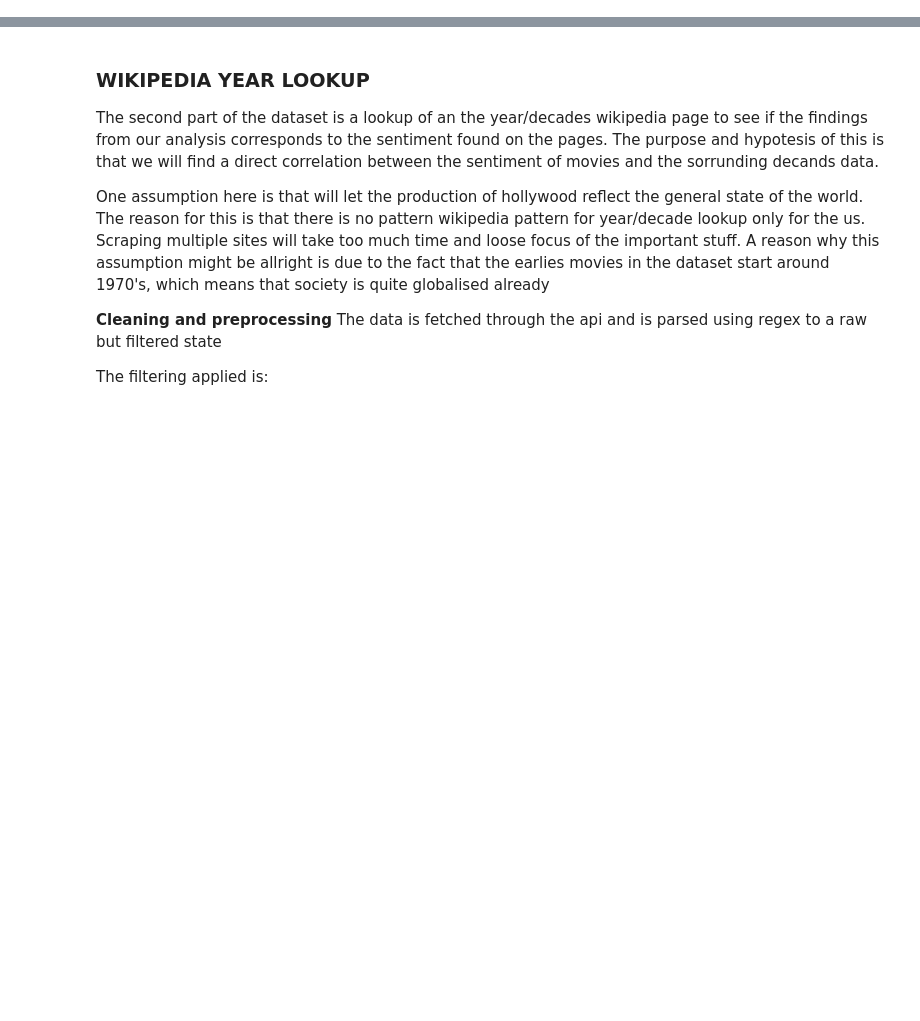
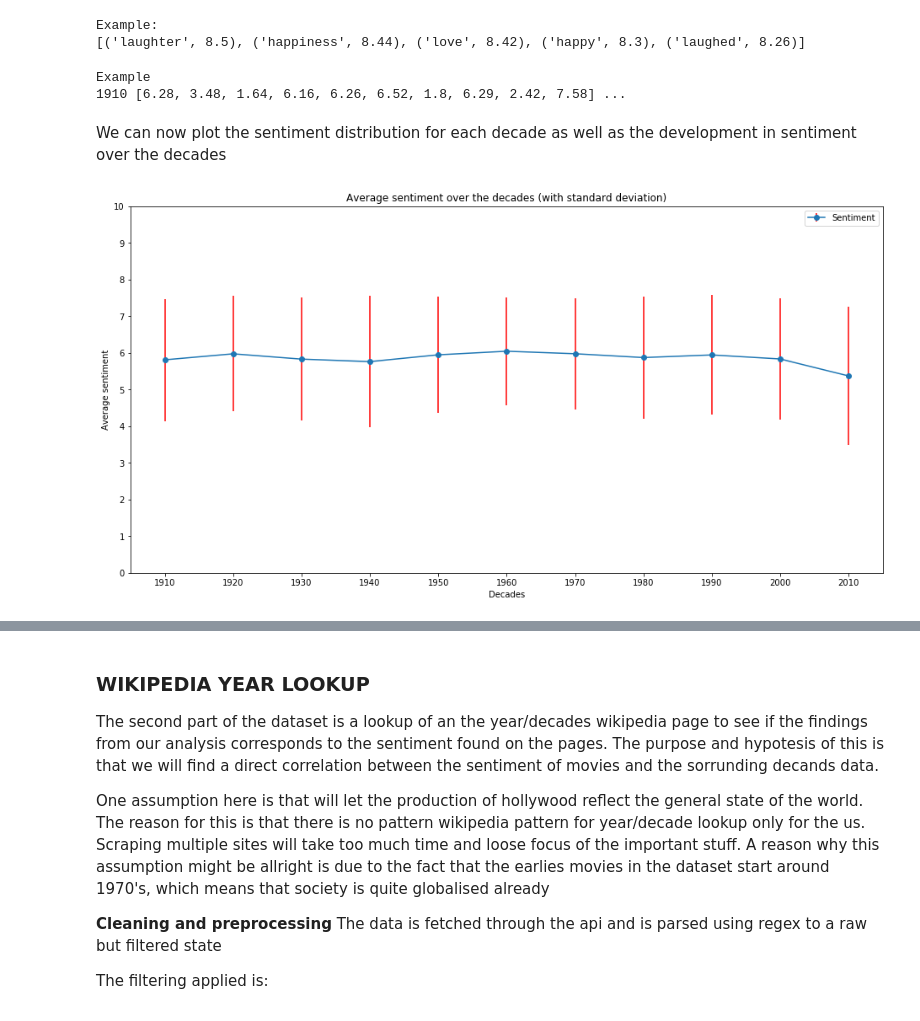
Before and after one commit to GSHDK/Social-Graphs-and-Interactions, a Jupyter notebook: Project assignment B-Wikipedia.ipynb, the cells around one changed output, grey strips where cells are left out. Cells and saved outputs as stored; diff of their text form; code cells hidden in the pictures; blank space fills up the shorter version.

Commit message:
Changed wiki notebook

```diff
--- a/Project assignment B-Wikipedia.ipynb
+++ b/Project assignment B-Wikipedia.ipynb
@@ -64,0 +116,2 @@ Every listed element should be written in the following way:
+# %%
+wiki_decades = [tokenize(process_data(look_up_decade(d))) for d in decades]
@@ -64,0 +130,8 @@ Every listed element should be written in the following way:
+# %%
+path = 'https://journals.plos.org/plosone/article/file?id=10.1371/journal.pone.0026752.s001&type=supplementary'
+
+#Read data
+sentiment = pd.read_csv(path, skiprows = 2, sep = '\t')
+
+#Remove "neutral words"
+sentiment = sentiment[(sentiment['happiness_average']>6) | (sentiment['happiness_average']<4)]
@@ -64,0 +147,41 @@ Every listed element should be written in the following way:
+# %%
+#Dictionary to look up average hapiness for a given word
+sentiment_lookup = sentiment[['word', 'happiness_average']].set_index('word').to_dict()['happiness_average']
+print("Example:")
+print(list(sentiment_lookup.items())[:5])
+# %% [output]
+Example:
+[('laughter', 8.5), ('happiness', 8.44), ('love', 8.42), ('happy', 8.3), ('laughed', 8.26)]
+# %%
+sentiment_decades = {}
+for i, d in enumerate(decades):
+    sentiment_decades[d] = list(map(sentiment_lookup.get, wiki_decades[i]))
+    sentiment_decades[d] = [x for x in sentiment_decades[d] if x != None] #Remove words with no sentiment
+# %%
+print("Example")
+print("1910", sentiment_decades[1910][:10], "...")
+# %% [output]
+Example
+1910 [6.28, 3.48, 1.64, 6.16, 6.26, 6.52, 1.8, 6.29, 2.42, 7.58] ...
+# %% [markdown]
+We can now plot the sentiment distribution for each decade as well as the development in sentiment over the decades
+# %%
+x = decades
+y = [np.mean(sentiment_decades[d]) for d in decades]
+yerr = [np.std(sentiment_decades[d]) for d in decades]
+
+fig, ax = plt.subplots(figsize = (16,8))
+
+
+ax.errorbar(x, y, yerr, ecolor ='r', fmt='-o', label = 'Sentiment')
+
+ax.set_xlabel('Decades')
+ax.set_xticks(decades)
+ax.set_ylabel('Average sentiment')
+ax.set_ylim(0,10)
+ax.set_yticks(np.arange(0,11))
+ax.legend()
+plt.title('Average sentiment over the decades (with standard deviation)')
+plt.show()
+# %% [output]
+[figure, added]
```
Also changed, not shown: parts of 63 cells of this notebook.
